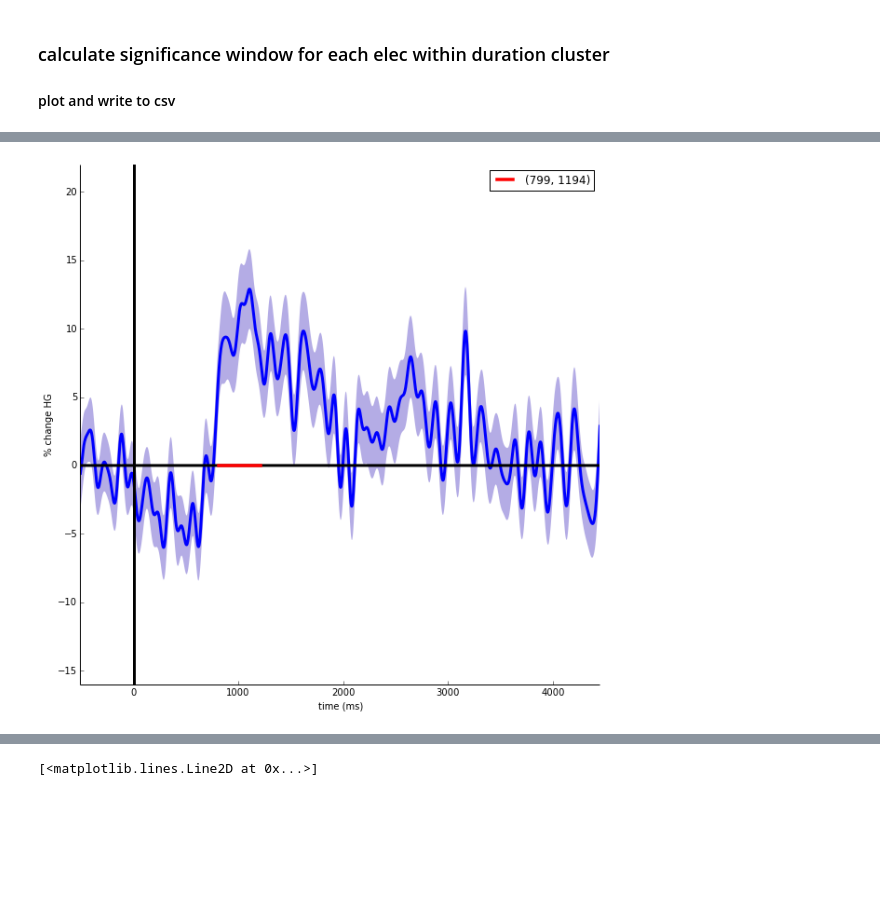
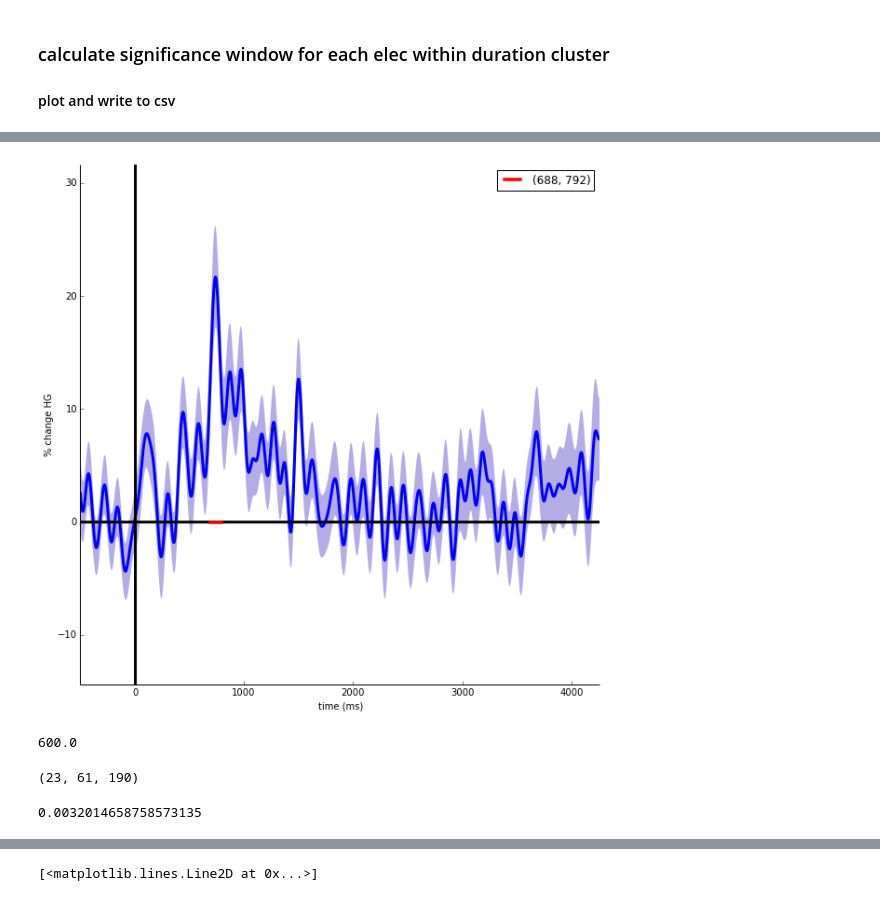
Before and after one commit to matarhaller/ECOGpy, a Jupyter notebook: ShadePlots_elecs.ipynb, the cells around one changed output, grey strips where cells are left out. Cells and saved outputs as stored; diff of their text form; code cells hidden in the pictures; blank space fills up the shorter version.

Commit message:
shade plots not correct

```diff
--- a/ShadePlots_elecs.ipynb
+++ b/ShadePlots_elecs.ipynb
@@ -7,9 +7,10 @@ import pandas as pd
 import os
 import loadmat
 import scipy.stats as stats
-fdr_correct = reload(fdr_correct)
+import fdr_correct
 # %%
-SJdir = '/home/knight/matar/MATLAB/DATA/Avgusta/'
+#SJdir = '/home/knight/matar/MATLAB/DATA/Avgusta/'
+SJdir = '/Users/matar/Documents/MATLAB/DATA/Avgusta'
 groupidx = os.path.join(SJdir, 'PCA','duration_dict', 'groupidx_activeclusters_hclust_withduration_thresh15_maxRTlocked.csv')
 df = pd.read_csv(groupidx)
 # %%
@@ -143,0 +150,4 @@ for x in reconlist.values:
+# %%
+difference = np.diff(H, n = 1, axis = 0)
+start_idx = np.where(difference==1)[0]+1
+end_idx = np.where(difference == -1)[0]
@@ -144,7 +277,7 @@ for x in reconlist.values:
 # %%
-## FOR 1 SUBJ/CLUSTER
+## FOR 1 SUBJ/CLUSTER (STIM)
 
-for x in reconlist.values[[28]]:
+for x in reconlist.values[[46]]:
     subj_task, _, _, _ = x
     subj, task = subj_task.split('_')
 
@@ -172,27 +305,27 @@ for x in reconlist.values[[28]]:
 
     for g in weights.groupby('group'):
 
-        if int(g[0]) != 1:
+        if int(g[0]) != 5:
             continue
         cluster_elecs = g[1].active_elecs
         idx = np.in1d(active_elecs, cluster_elecs)
         cdata = data[idx,:,:]
 
         for i, e in enumerate(cluster_elecs):
-            if e != 2:
+            if e != 90:
                 continue
 
             pvals = list(); tstat = list()
             edata = cdata[i,:]
 
             for t in np.arange(abs(bl_st)+st_tp, edata.shape[1]):
-                (t, p) = stats.ttest_1samp(edata[:,t], 0)
+                (tstat, p) = stats.ttest_1samp(edata[:,t], 0)
                 pvals.append(p)
                 #tstat.append(t.flatten())
 
             thr = fdr_correct.fdr2(pvals, q = 0.05)
             #H = ((pvals<thr) & (tstat>0)).astype('int')
-            H = np.array((pvals<thr)).astype('int')
+            H = np.array((pvals<=thr)).astype('int')
 
             if (thr>0):
                 #significant windows that > chunksize (ignoring threshold)
@@ -233,31 +366,43 @@ for x in reconlist.values[[28]]:
             starts.extend(start_idx)
             ends.extend(end_idx)
 
             #plot
             f, ax = plt.subplots(figsize = (10,10))
             scale_min = edata.mean(axis = 0).min() - 10
             scale_max = edata.mean(axis = 0).max() + 10
             tmp = (np.arange(scale_min, scale_max))
 
             ax.plot(np.arange(bl_st, edata.shape[1]+bl_st), edata.mean(axis = 0), zorder = 1, linewidth = 3)
             sem = np.std(edata, axis = 0)/np.sqrt(edata.shape[0])
             ax.fill_between(np.arange(bl_st, edata.shape[1]+bl_st), edata.mean(axis = 0)+sem, edata.mean(axis=0)-sem, alpha = 0.5, zorder = 0, edgecolor = 'None', facecolor = 'slateblue')
             ax.plot(np.arange(bl_st, edata.shape[1]+bl_st), np.zeros(edata.shape[1]), color = 'k', linewidth = 3) #xaxis
             ax.plot(np.zeros(tmp.size), tmp, color = 'k', linewidth = 3) #yaxis
             ax.set_ylabel('% change HG')
             ax.set_xlabel('time (ms)')
             ax.autoscale(tight=True)
             ax.spines['top'].set_visible(False)
             ax.spines['right'].set_visible(False)
             ax.get_xaxis().tick_bottom()
             ax.get_yaxis().tick_left()
 
             if start_idx.size>0:
                 for i, s in enumerate(start_idx):
                     tmp = np.arange(s, end_idx[i])
                     start = int(s/srate*1000)
                     finish = int(end_idx[i]/srate*1000)
                     ax.plot(tmp, np.zeros(tmp.size), color = 'r', linewidth = 3.5, label = (start, finish))
                 ax.legend()
 # %% [output]
-[figure, old version]
+[figure, new version]
+# %%
+st_tp
+# %% [output]
+600.0
+# %%
+data.shape
+# %% [output]
+(23, 61, 190)
+# %%
+thr
+# %% [output]
+0.0032014658758573135
```
Also changed, not shown: parts of 6 cells of this notebook, 1 other file.
